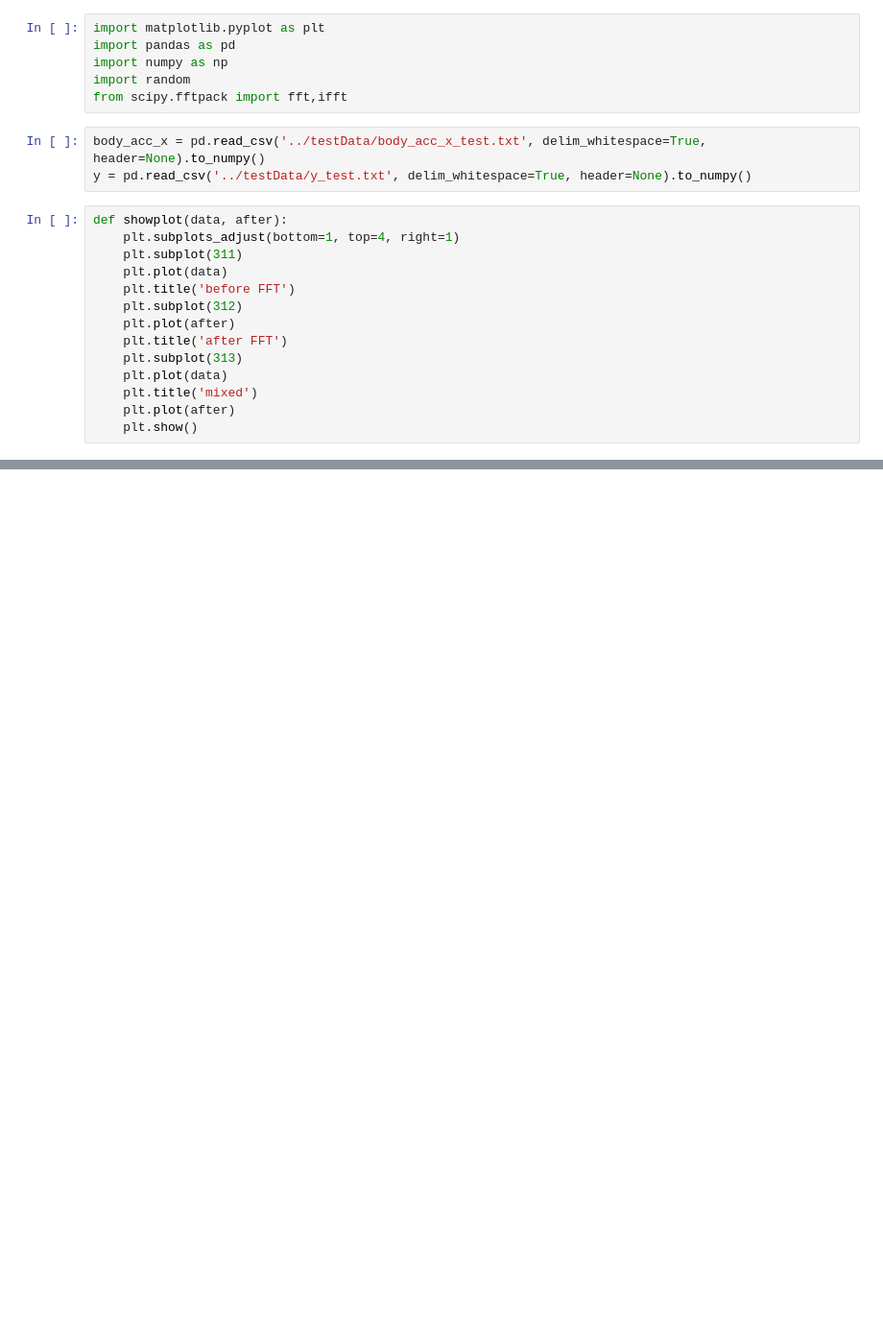
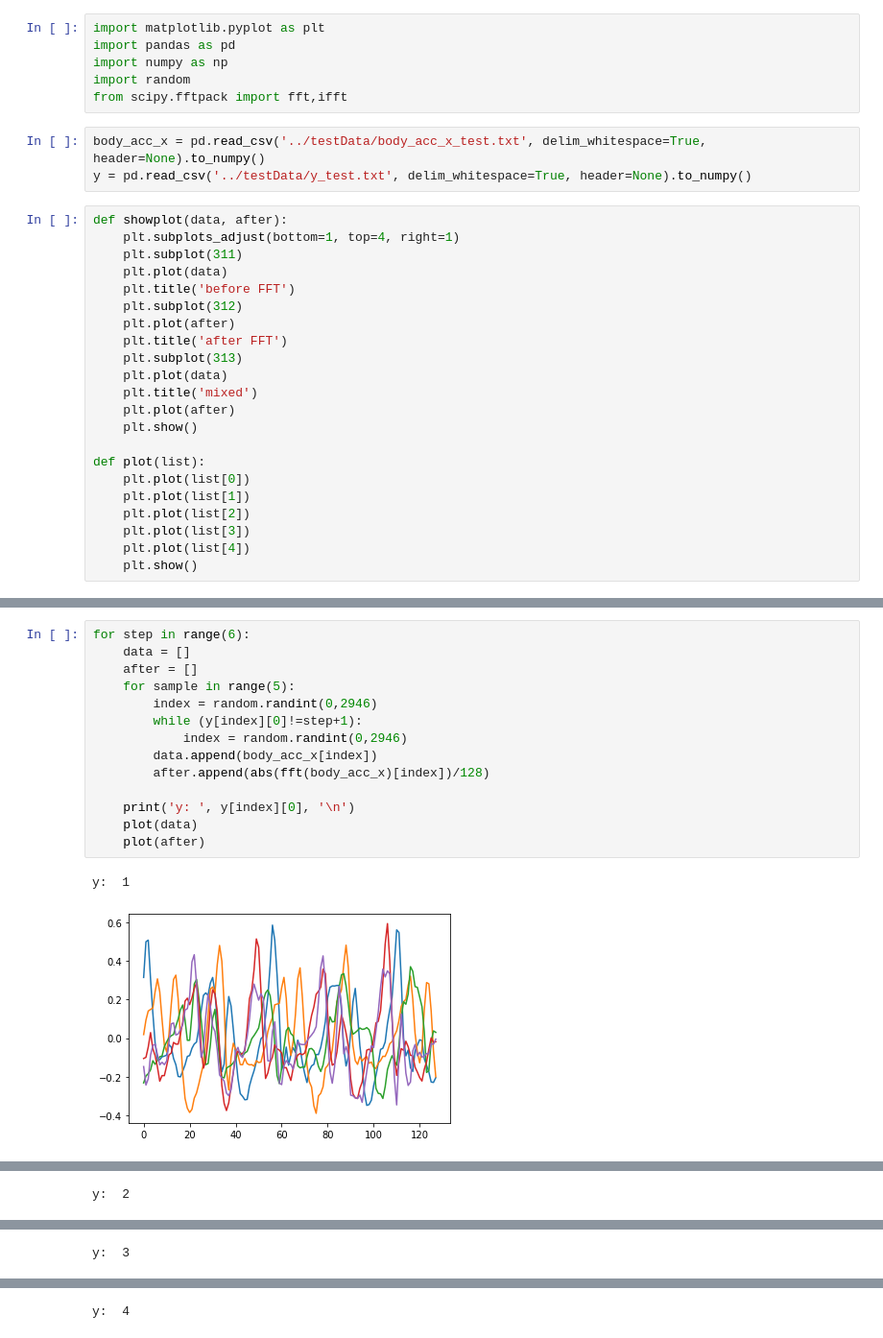
Before and after one commit to wges9405/---, a Jupyter notebook: testCode/FFT_test.ipynb, the cells around one changed output, grey strips where cells are left out. Shown at 96% size. Drawn from its saved outputs; the diff is of its cells as text; blank space fills up the shorter version.

```diff
--- a/testCode/FFT_test.ipynb
+++ b/testCode/FFT_test.ipynb
@@ -21,6 +21,14 @@ def showplot(data, after):
     plt.title('mixed')
     plt.plot(after)
     plt.show()
+
+def plot(list):
+    plt.plot(list[0])
+    plt.plot(list[1])
+    plt.plot(list[2])
+    plt.plot(list[3])
+    plt.plot(list[4])
+    plt.show()
 # %%
 index = random.randint(0,2947)
 data = body_acc_x[index]
@@ -34,0 +43,17 @@ index:  1895    y:  4
+# %%
+for step in range(6):
+    data = []
+    after = []
+    for sample in range(5):
+        index = random.randint(0,2946)
+        while (y[index][0]!=step+1):
+            index = random.randint(0,2946)
+        data.append(body_acc_x[index])
+        after.append(abs(fft(body_acc_x)[index])/128)
+
+    print('y: ', y[index][0], '\n')
+    plot(data)
+    plot(after)
+# %% [output]
+y:  1
+[figure, added]
@@ -34,0 +61 @@ index:  1895    y:  4
+y:  2
@@ -34,0 +64 @@ index:  1895    y:  4
+y:  3
@@ -34,0 +67 @@ index:  1895    y:  4
+y:  4
```
Also changed, not shown: parts of 2 cells of this notebook, 1 other file.
